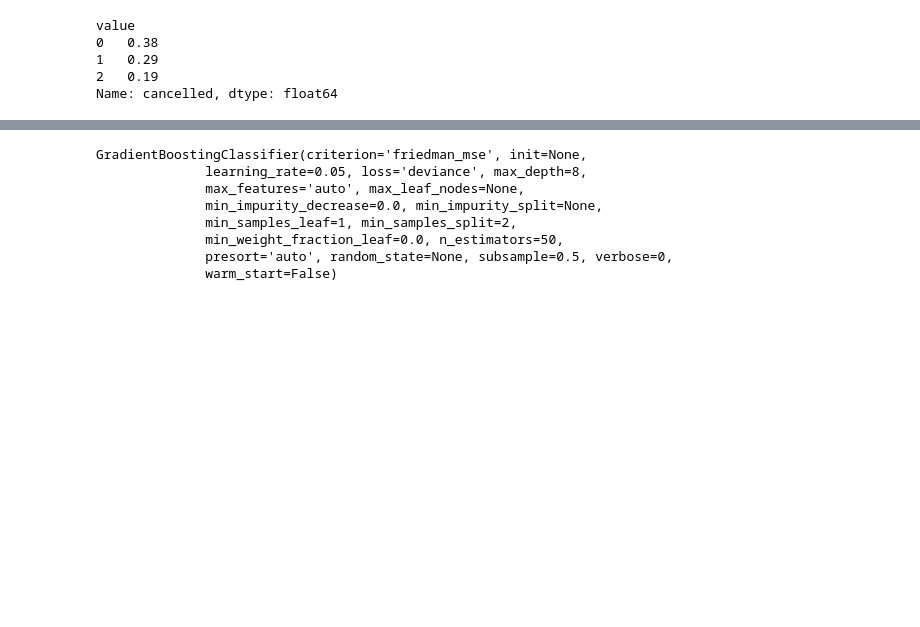
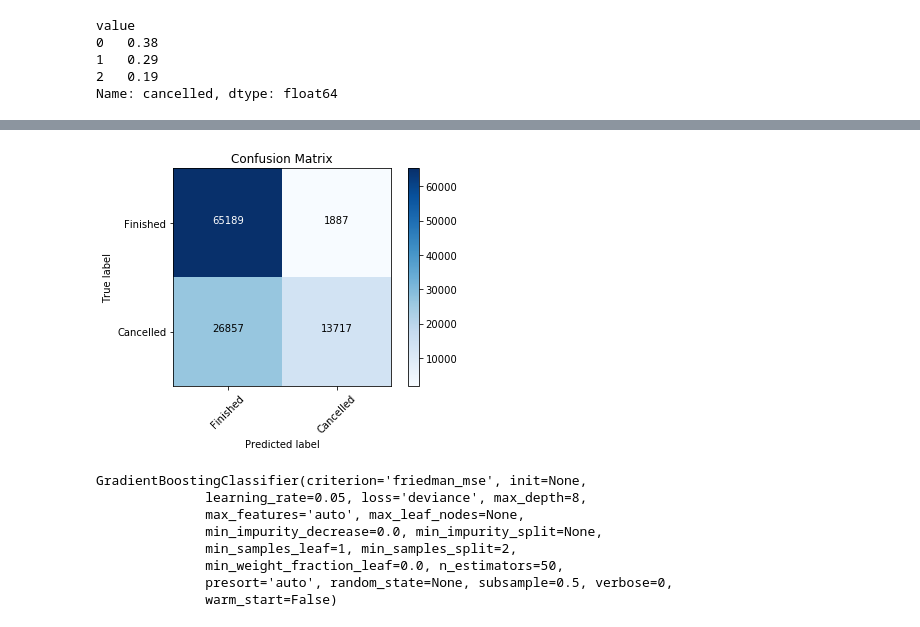
Before and after one commit to mengeling/silvercar-cancellation-predictor, a Jupyter notebook: EDA/silvercar.ipynb, the cells around one changed output, grey strips where cells are left out. Cells and saved outputs as stored; diff of their text form; code cells hidden in the pictures; blank space fills up the shorter version.

```diff
--- a/EDA/silvercar.ipynb
+++ b/EDA/silvercar.ipynb
@@ -441,3 +516,23 @@ feat_scores.plot(kind='barh', figsize=(12,12))
+# %%
+# stolen from sklearn's example
+def plot_confusion_matrix(cm):
+    plt.imshow(cm, interpolation='nearest', cmap=plt.cm.Blues)
+    plt.title("Confusion Matrix")
+    plt.colorbar()
+    plt.xticks(np.arange(2), ["Finished", "Cancelled"], rotation=45)
+    plt.yticks(np.arange(2), ["Finished", "Cancelled"])
+    for i, j in product(range(cm.shape[0]), range(cm.shape[1])):
+        plt.text(j, i, format(cm[i, j], 'd'), horizontalalignment="center",
+                 color="white" if cm[i, j] > cm.max() / 2 else "black")
+    plt.ylabel('True label')
+    plt.xlabel('Predicted label')
+    plt.show()
+# %%
+predictions = rf.predict(X_test)
+cm = confusion_matrix(y_test, predictions)
+plot_confusion_matrix(cm)
+# %% [output]
+[figure, added]
 # %%
 gbc = GradientBoostingClassifier(n_estimators=50, max_depth=8, subsample=0.5,
                                  max_features='auto', learning_rate=0.05)
```
Also changed, not shown: parts of 21 cells of this notebook.
